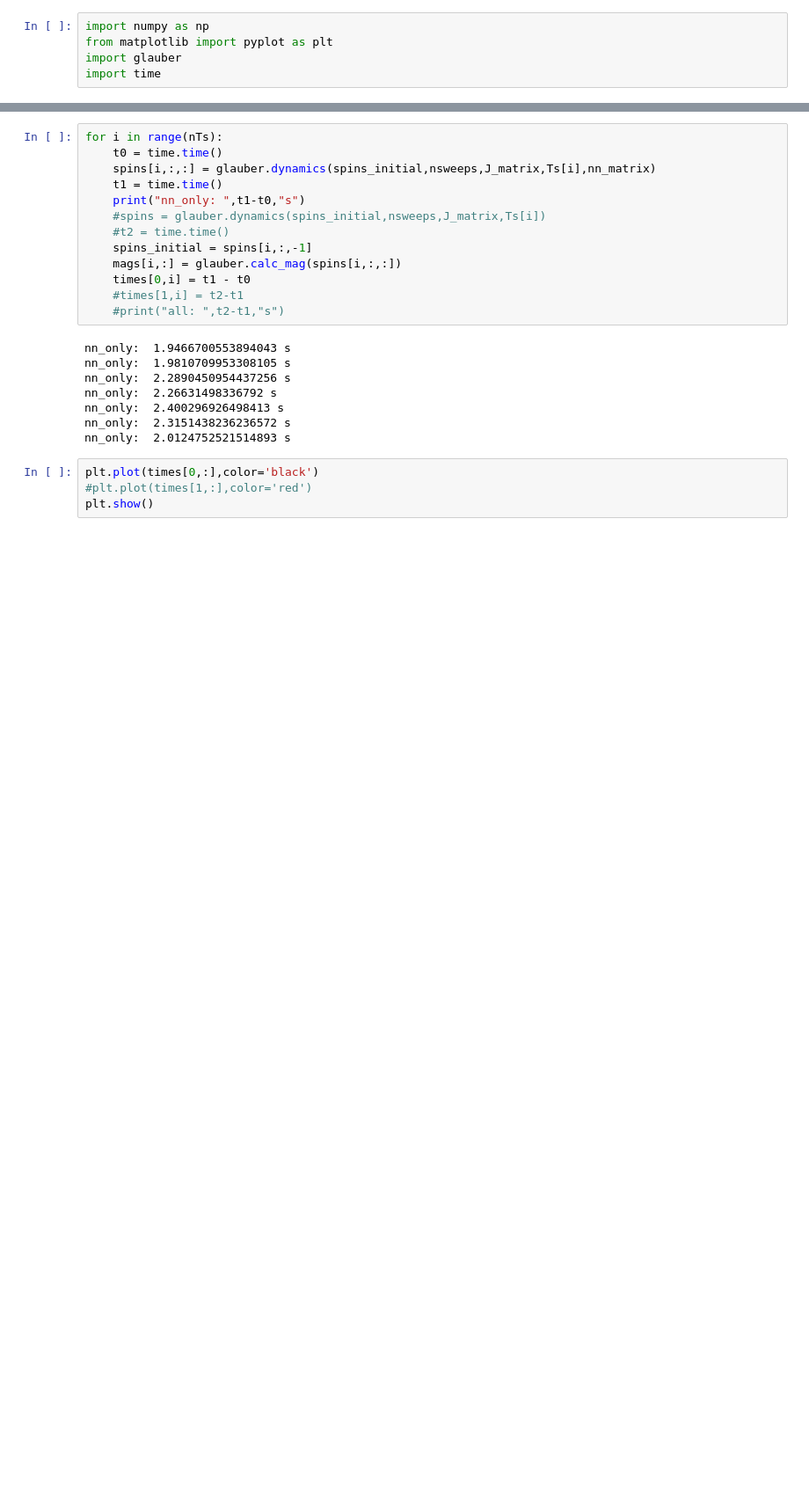
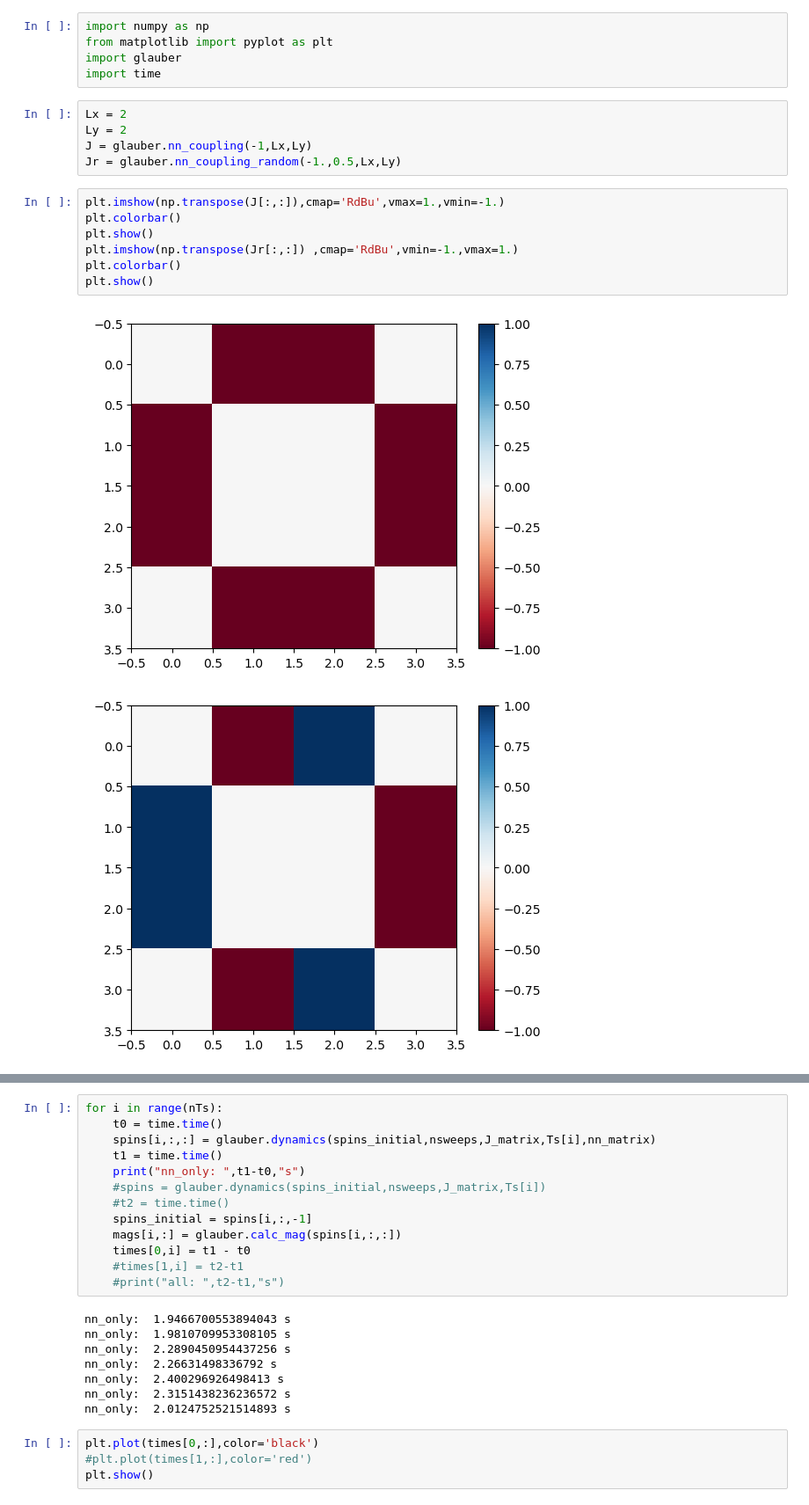
Before and after one commit to j-curtis/spin-glass-noise, a Jupyter notebook: testing.ipynb, the cells around one changed output, grey strips where cells are left out. Shown at 88% size. Saved outputs shown, nothing was run; the diff lists cells and outputs as text; blank space fills up the shorter version.

```diff
--- a/testing.ipynb
+++ b/testing.ipynb
@@ -3,3 +3,18 @@ import numpy as np
 from matplotlib import pyplot as plt
 import glauber
 import time
+# %%
+Lx = 2
+Ly = 2
+J = glauber.nn_coupling(-1,Lx,Ly)
+Jr = glauber.nn_coupling_random(-1.,0.5,Lx,Ly)
+# %%
+plt.imshow(np.transpose(J[:,:]),cmap='RdBu',vmax=1.,vmin=-1.)
+plt.colorbar()
+plt.show()
+plt.imshow(np.transpose(Jr[:,:]) ,cmap='RdBu',vmin=-1.,vmax=1.)
+plt.colorbar()
+plt.show()
+# %% [output]
+[figure, added]
+[figure, added]
```
Also changed, not shown: parts of 2 cells of this notebook, 1 other file.
